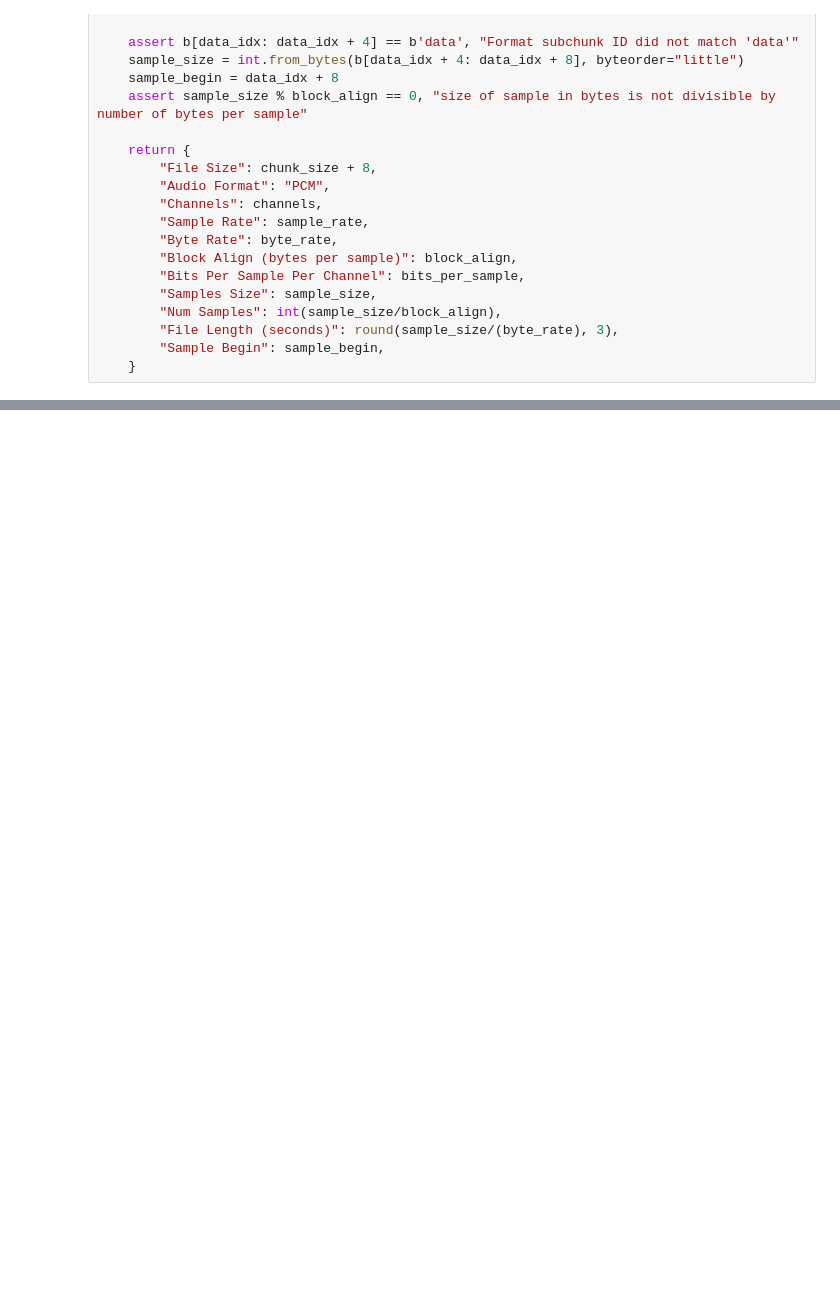
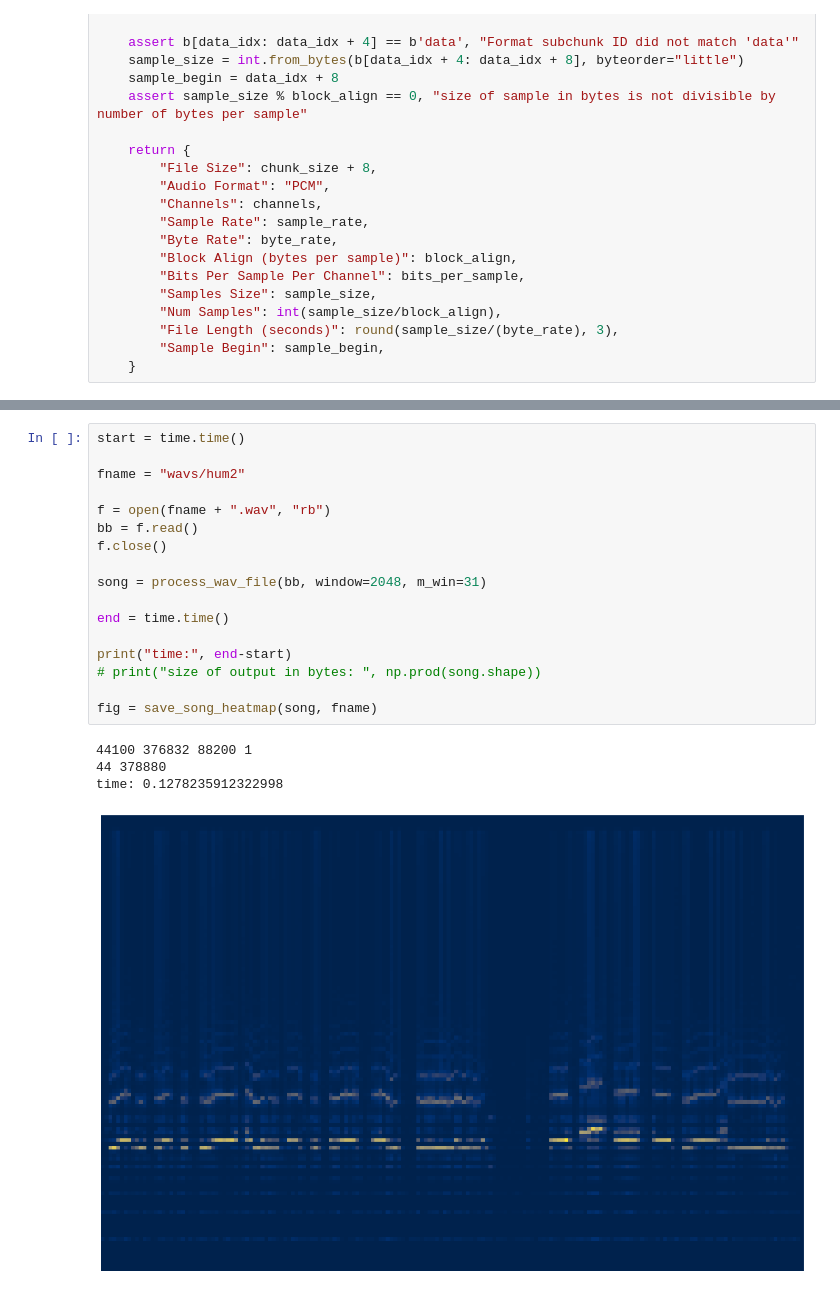
Before and after one commit to amanj120/wav_work, a Jupyter notebook: clean extract.ipynb, the cells around one changed output, grey strips where cells are left out. Drawn from its saved outputs; the diff is of its cells as text; blank space fills up the shorter version.

```diff
--- a/clean extract.ipynb
+++ b/clean extract.ipynb
@@ -132,0 +203,22 @@ fig = save_song_heatmap(song, fname)
+# %%
+start = time.time()
+
+fname = "wavs/hum2"
+
+f = open(fname + ".wav", "rb")
+bb = f.read()
+f.close()
+
+song = process_wav_file(bb, window=2048, m_win=31)
+
+end = time.time()
+
+print("time:", end-start)
+# print("size of output in bytes: ", np.prod(song.shape))
+
+fig = save_song_heatmap(song, fname)
+# %% [output]
+44100 376832 88200 1
+44 378880
+time: 0.1278235912322998
+[figure, added]
```
Also changed, not shown: parts of 35 cells of this notebook, 13 other files.
